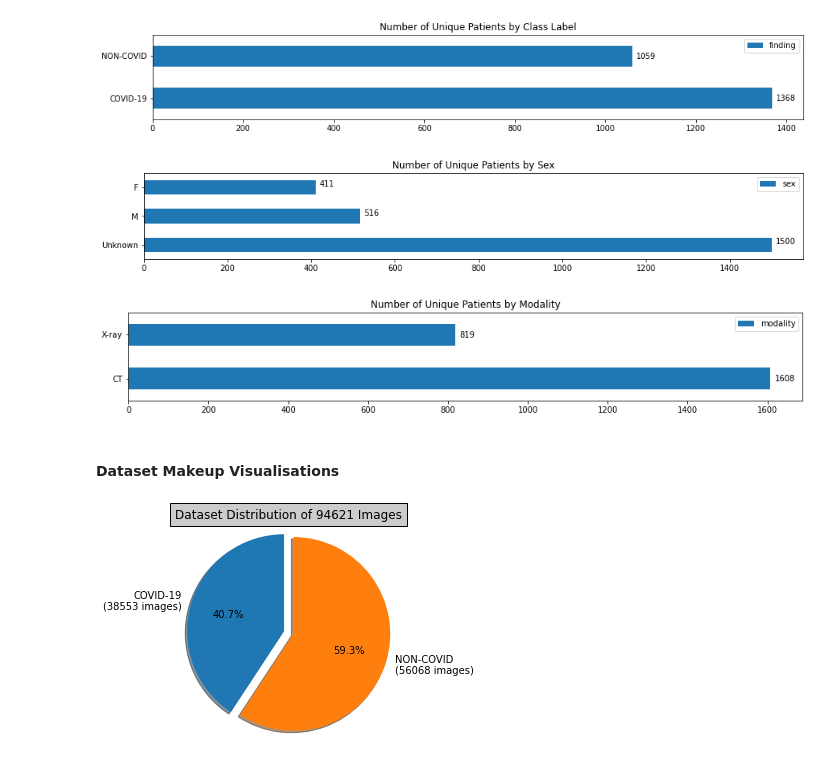
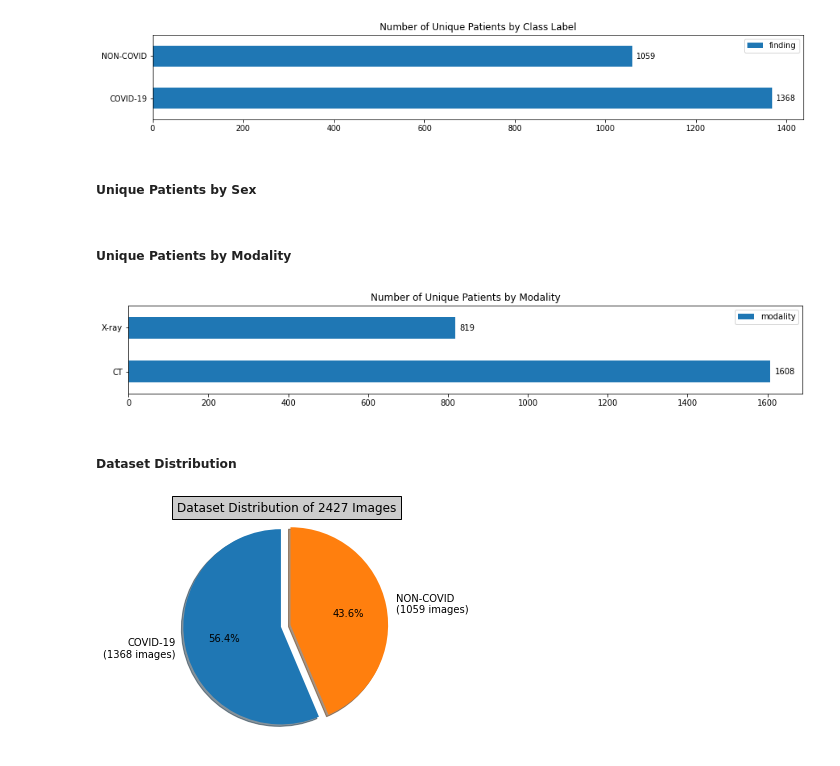
Before and after one commit to kalzeo/KyleNet, a Jupyter notebook: scripts/Metadata Visualizations.ipynb, the cells around one changed output. Cells and saved outputs as stored; diff of their text form; code cells hidden in the pictures.

```diff
--- a/scripts/Metadata Visualizations.ipynb
+++ b/scripts/Metadata Visualizations.ipynb
@@ -36,2 +44,2 @@ df["patientid"].nunique()
 # %%
-df2 = df.drop_duplicates(subset=['patientid'])
+df = df.drop_duplicates(subset=['patientid'])
@@ -43 +57,5 @@ def Annotate(graph):
+# %%
+def save_figure(ax, filename):
+    fig = ax.get_figure()
+    fig.savefig(f"../images/{filename}.png")
 # %% [markdown]
@@ -49,9 +68,11 @@ Annotate(ax)
 # %% [output]
 [figure]
+# %% [markdown]
+##### Unique Patients by Sex
 # %%
-# Unique patients by sex
-ax = df2['sex'].value_counts(dropna=True).plot.barh(y='Sex', legend = True, figsize = (15,2), title = 'Number of Unique Patients by Sex')
-Annotate(ax)
+ax = df["sex"].value_counts(dropna=True).plot.barh(y='Sex', legend = True, figsize = (15,2), title = 'Number of Unique Patients by Sex')
+annotate_graph(ax)
+save_figure(ax, "Unique Patients by Sex")
-# %% [output]
-[figure, removed]
+# %% [markdown]
+##### Unique Patients by Modality
 # %%
@@ -61,16 +82,18 @@ Annotate(ax)
 # %% [output]
 [figure]
 # %% [markdown]
-#### Dataset Makeup Visualisations
+##### Dataset Distribution
 # %%
 labels, counts = np.unique(df["finding"], return_counts=True)
 explode = (0, 0.1)  # only "explode" the 2nd slice (i.e. 'NON-COVID')
 
-fig1, ax = plt.subplots()
+fig, ax = plt.subplots()
 ax.pie(counts, labels=[f"{label}\n({counts[index]} images)" for index, label in enumerate(labels)], explode=explode, autopct='%1.1f%%',
         shadow=True, startangle=90)
 ax.axis('equal')  # Equal aspect ratio ensures that pie is drawn as a circle.
 plt.title(f"Dataset Distribution of {sum(counts)} Images", bbox={'facecolor':'0.8', 'pad':5})
 plt.show()
+
+save_figure(ax, "Dataset Distribution")
 # %% [output]
-[figure, old version]
+[figure, new version]
```
Also changed, not shown: parts of 16 cells of this notebook, 8 other files.
